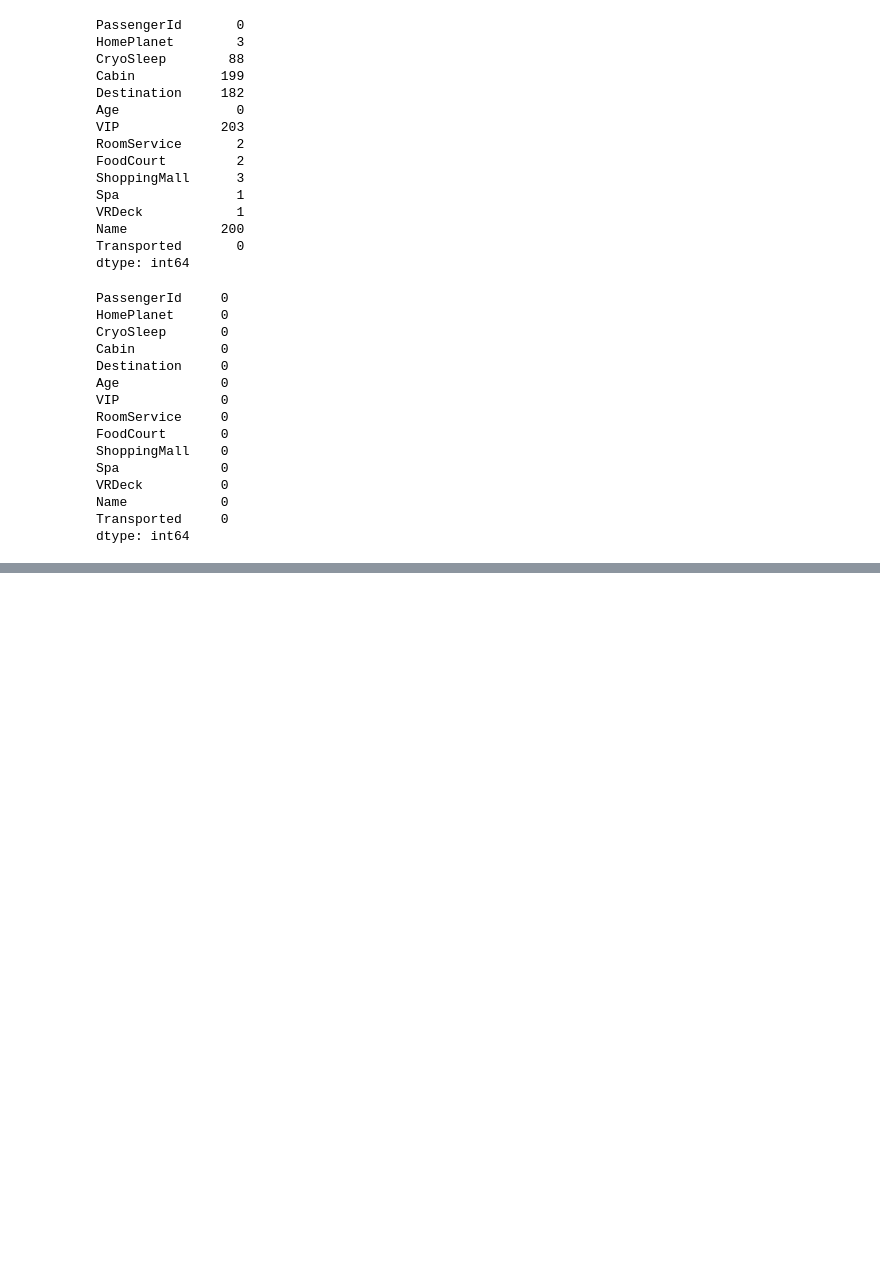
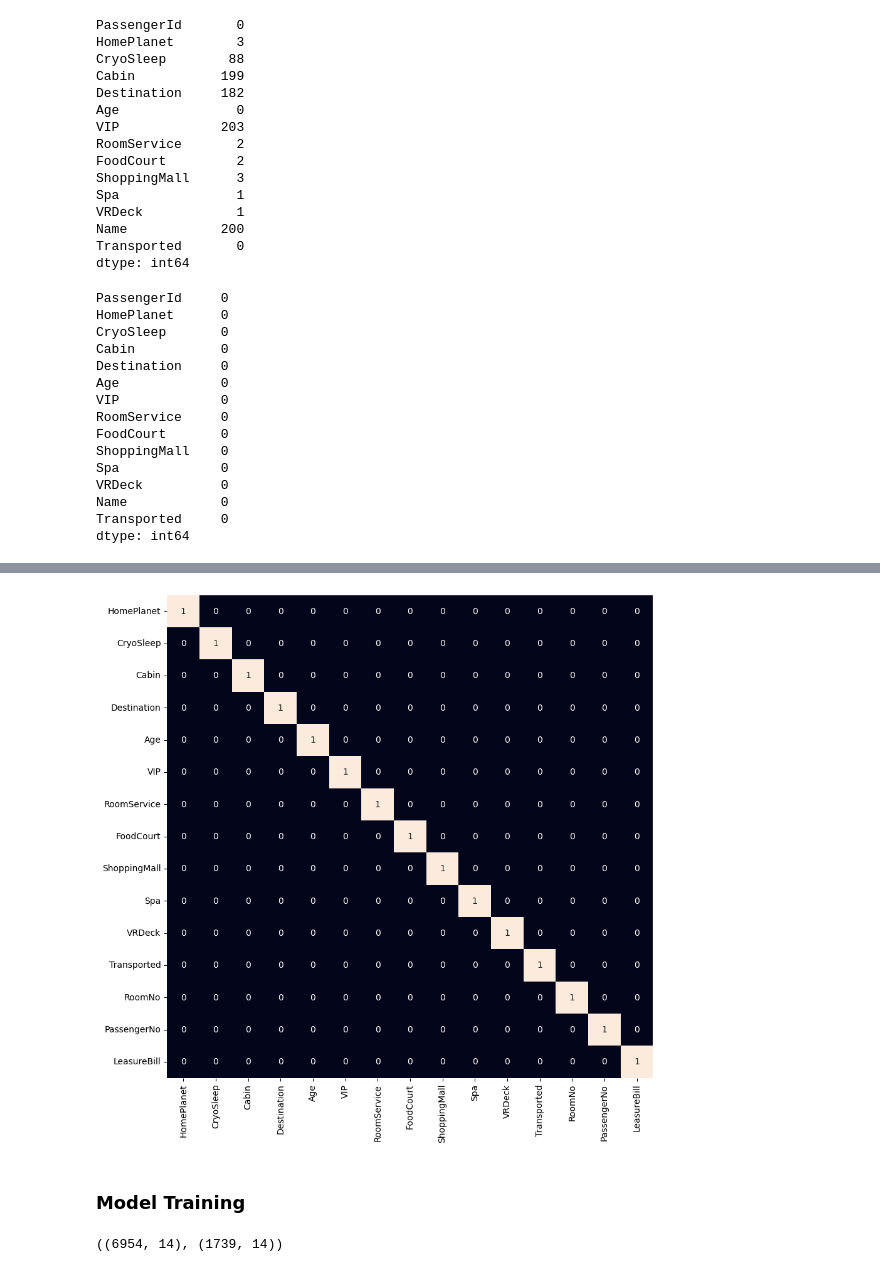
Before and after one commit to Arjit-Prakher/Spaceship-Titanic, a Jupyter notebook: Spaceship-Titanic.ipynb, the cells around one changed output, grey strips where cells are left out. Saved outputs shown, nothing was run; the diff lists cells and outputs as text; code cells hidden in the pictures; blank space fills up the shorter version.

```diff
--- a/Spaceship-Titanic.ipynb
+++ b/Spaceship-Titanic.ipynb
@@ -235,0 +276,14 @@ dtype: int64
+# %%
+for col in data_frame.columns:
+      # In case of categorical column
+    # encode them
+    if data_frame[col].dtype == object:
+        le = LabelEncoder()
+        data_frame[col] = le.fit_transform(data_frame[col])
+
+    # In case of boolean data type
+    # convert them to binary
+    if data_frame[col].dtype == 'bool':
+        data_frame[col] = data_frame[col].astype(int)
+
+data_frame.head()
@@ -235,0 +297,10 @@ dtype: int64
+# %%
+plt.figure(figsize=(10,10))
+sb.heatmap(data_frame.corr()>0.8,
+           annot=True,
+           cbar=False)
+plt.show()
+# %% [output]
+[figure, added]
+# %% [markdown]
+### Model Training
@@ -235,0 +310,6 @@ dtype: int64
+# %%
+X_train, X_test, Y_train, Y_test = train_test_split(features, target, test_size=0.2, random_state=22)
+
+X_train.shape, X_test.shape
+# %% [output]
+((6954, 14), (1739, 14))
```
Also changed, not shown: parts of 15 cells of this notebook.
